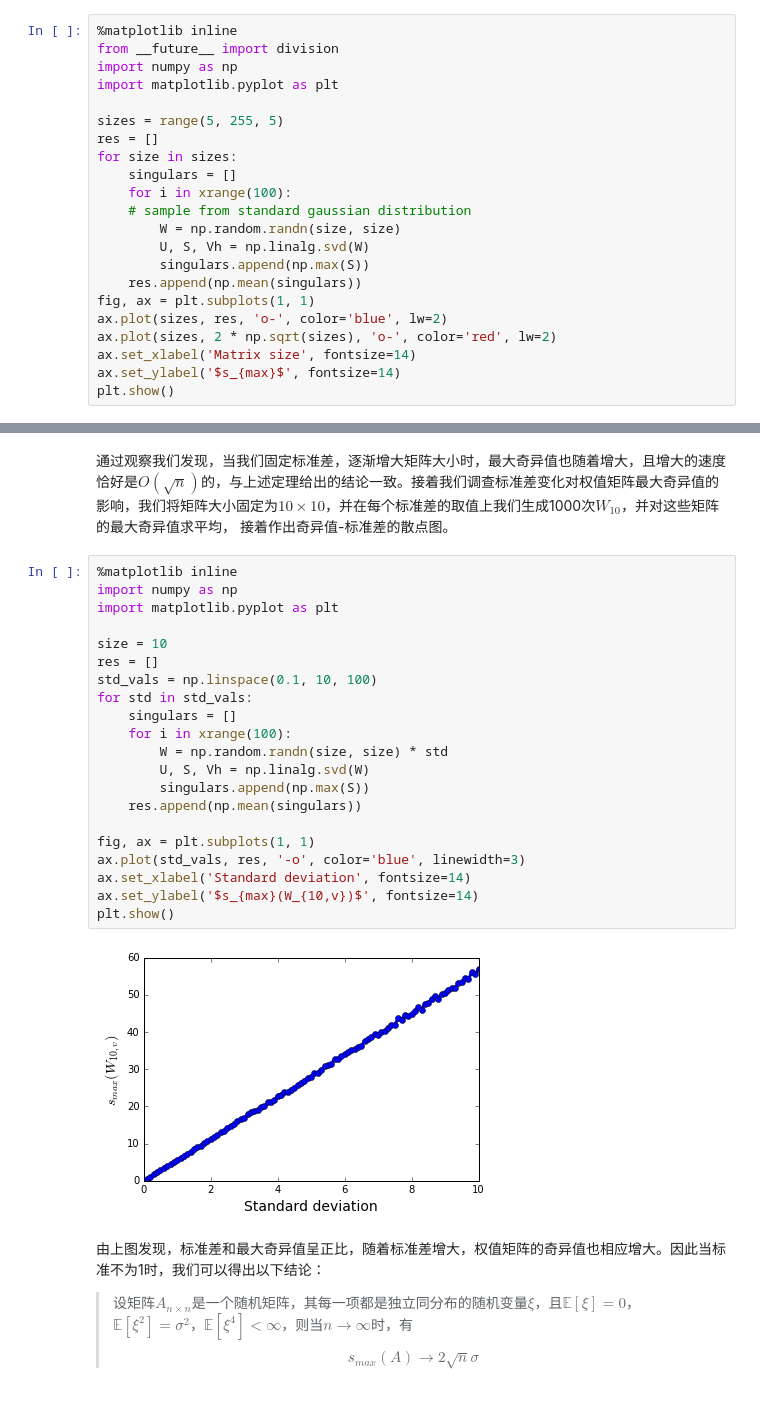
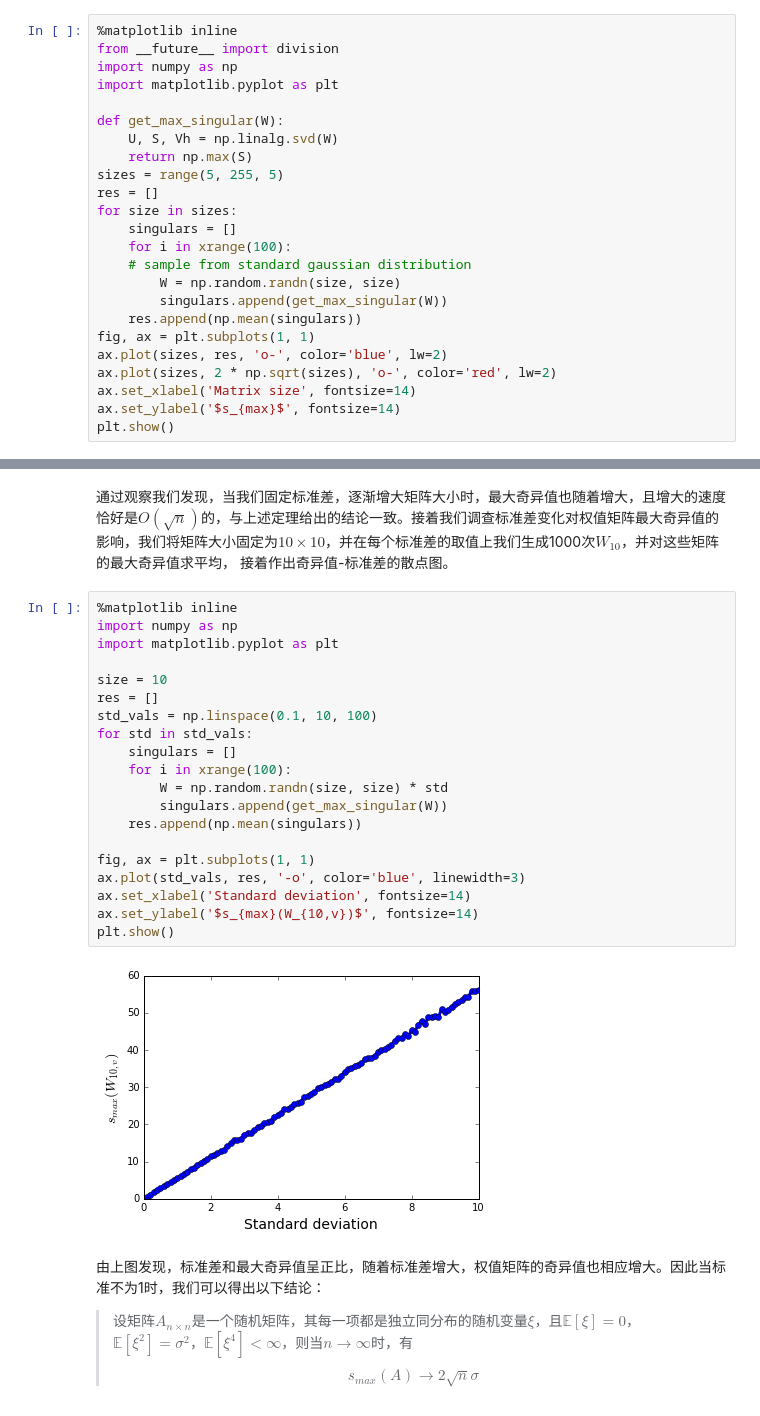
Before and after one commit to hschen0712/machine-learning-notes, a Jupyter notebook: Deep Learning/singular-value-of-random-matrix.ipynb, the cells around one changed output, grey strips where cells are left out. Saved outputs shown, nothing was run; the diff lists cells and outputs as text.

```diff
--- a/Deep Learning/singular-value-of-random-matrix.ipynb
+++ b/Deep Learning/singular-value-of-random-matrix.ipynb
@@ -15,6 +16,9 @@ from __future__ import division
 import numpy as np
 import matplotlib.pyplot as plt
 
+def get_max_singular(W):
+    U, S, Vh = np.linalg.svd(W)
+    return np.max(S)
 sizes = range(5, 255, 5)
 res = []
 for size in sizes:
@@ -22,8 +26,7 @@ for size in sizes:
     for i in xrange(100):
     # sample from standard gaussian distribution
         W = np.random.randn(size, size)
-        U, S, Vh = np.linalg.svd(W)
-        singulars.append(np.max(S))
+        singulars.append(get_max_singular(W))
     res.append(np.mean(singulars))
 fig, ax = plt.subplots(1, 1)
 ax.plot(sizes, res, 'o-', color='blue', lw=2)
@@ -38,26 +41,25 @@ plt.show()
 # %%
 %matplotlib inline
 import numpy as np
 import matplotlib.pyplot as plt
 
 size = 10
 res = []
 std_vals = np.linspace(0.1, 10, 100)
 for std in std_vals:
     singulars = []
     for i in xrange(100):
         W = np.random.randn(size, size) * std
-        U, S, Vh = np.linalg.svd(W)
-        singulars.append(np.max(S))
+        singulars.append(get_max_singular(W))
     res.append(np.mean(singulars))
 
 fig, ax = plt.subplots(1, 1)
 ax.plot(std_vals, res, '-o', color='blue', linewidth=3)
 ax.set_xlabel('Standard deviation', fontsize=14)
 ax.set_ylabel('$s_{max}(W_{10,v})$', fontsize=14)
 plt.show()
 # %% [output]
-[figure, old version]
+[figure, new version]
 # %% [markdown]
 由上图发现，标准差和最大奇异值呈正比，随着标准差增大，权值矩阵的奇异值也相应增大。因此当标准不为1时，我们可以得出以下结论：
 > 设矩阵$A_{n\times n}$是一个随机矩阵，其每一项都是独立同分布的随机变量$\xi$，且$\mathbb{E}[\xi]=0$，$\mathbb{E}[\xi^2]=\sigma^2$，$\mathbb{E}[\xi^4]<\infty$，则当$n\to\infty$时，有
```
Also changed, not shown: parts of 9 cells of this notebook.
